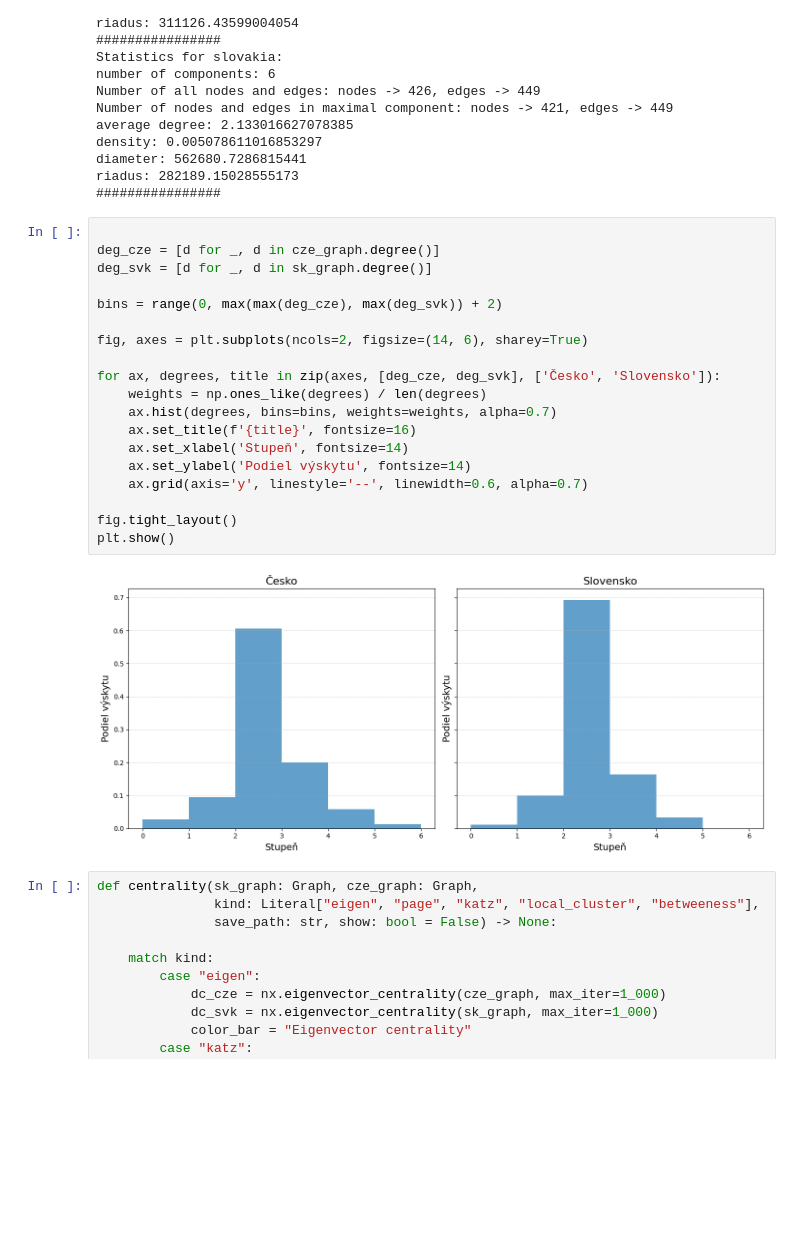
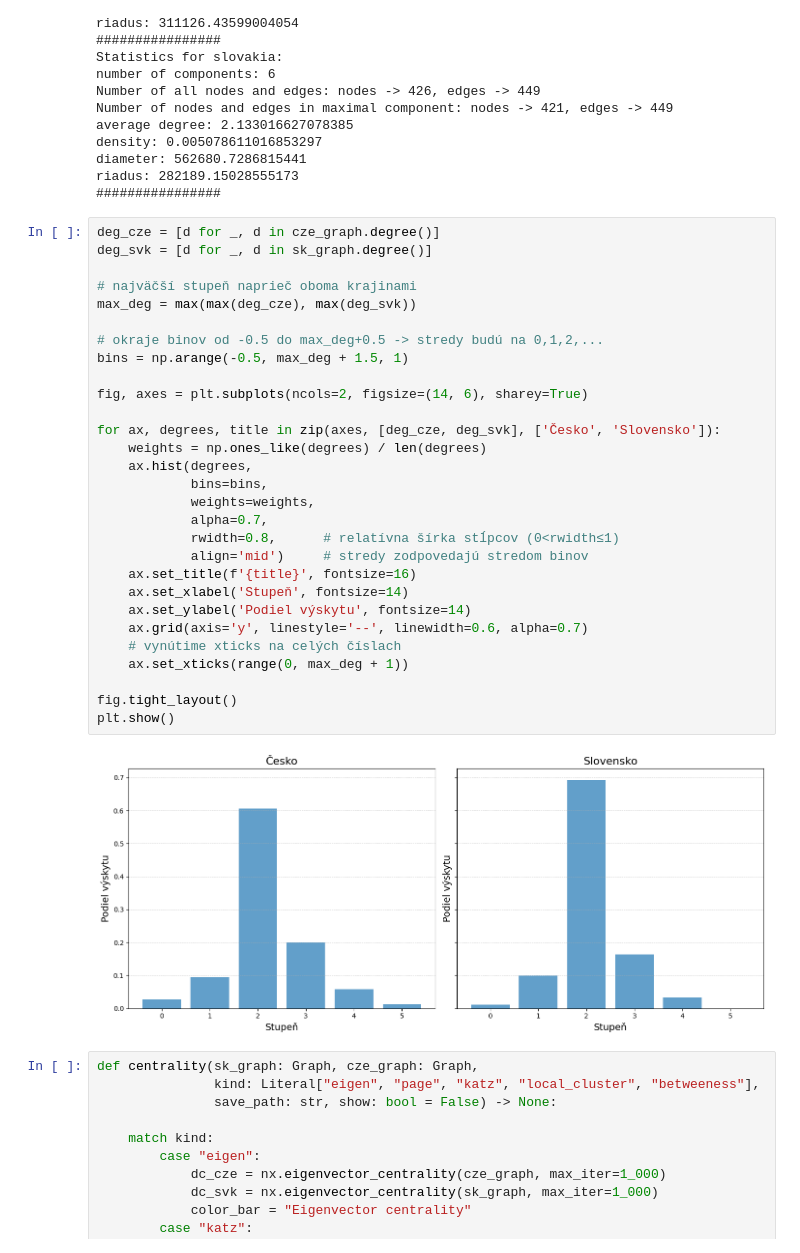
Before and after one commit to teoPazera/Network_science_proj, a Jupyter notebook: exploratory_analysis.ipynb, the cells around one changed output. Saved outputs shown, nothing was run; the diff lists cells and outputs as text; blank space fills up the shorter version.

```diff
--- a/exploratory_analysis.ipynb
+++ b/exploratory_analysis.ipynb
@@ -59,26 +59,36 @@ diameter: 562680.7286815441
 riadus: 282189.15028555173
 ################
 # %%
-
 deg_cze = [d for _, d in cze_graph.degree()]
 deg_svk = [d for _, d in sk_graph.degree()]
 
-bins = range(0, max(max(deg_cze), max(deg_svk)) + 2)
+# najväčší stupeň naprieč oboma krajinami
+max_deg = max(max(deg_cze), max(deg_svk))
+
+# okraje binov od -0.5 do max_deg+0.5 -> stredy budú na 0,1,2,...
+bins = np.arange(-0.5, max_deg + 1.5, 1)
 
 fig, axes = plt.subplots(ncols=2, figsize=(14, 6), sharey=True)
 
 for ax, degrees, title in zip(axes, [deg_cze, deg_svk], ['Česko', 'Slovensko']):
     weights = np.ones_like(degrees) / len(degrees)
-    ax.hist(degrees, bins=bins, weights=weights, alpha=0.7)
+    ax.hist(degrees,
+            bins=bins,
+            weights=weights,
+            alpha=0.7,
+            rwidth=0.8,      # relatívna šírka stĺpcov (0<rwidth≤1)
+            align='mid')     # stredy zodpovedajú stredom binov
     ax.set_title(f'{title}', fontsize=16)
     ax.set_xlabel('Stupeň', fontsize=14)
     ax.set_ylabel('Podiel výskytu', fontsize=14)
     ax.grid(axis='y', linestyle='--', linewidth=0.6, alpha=0.7)
+    # vynútime xticks na celých číslach
+    ax.set_xticks(range(0, max_deg + 1))
 
 fig.tight_layout()
 plt.show()
 # %% [output]
-[figure, old version]
+[figure, new version]
 # %%
 def centrality(sk_graph: Graph, cze_graph: Graph,
                kind: Literal["eigen", "page", "katz", "local_cluster", "betweeness"],
```
Also changed, not shown: 12 other files.
